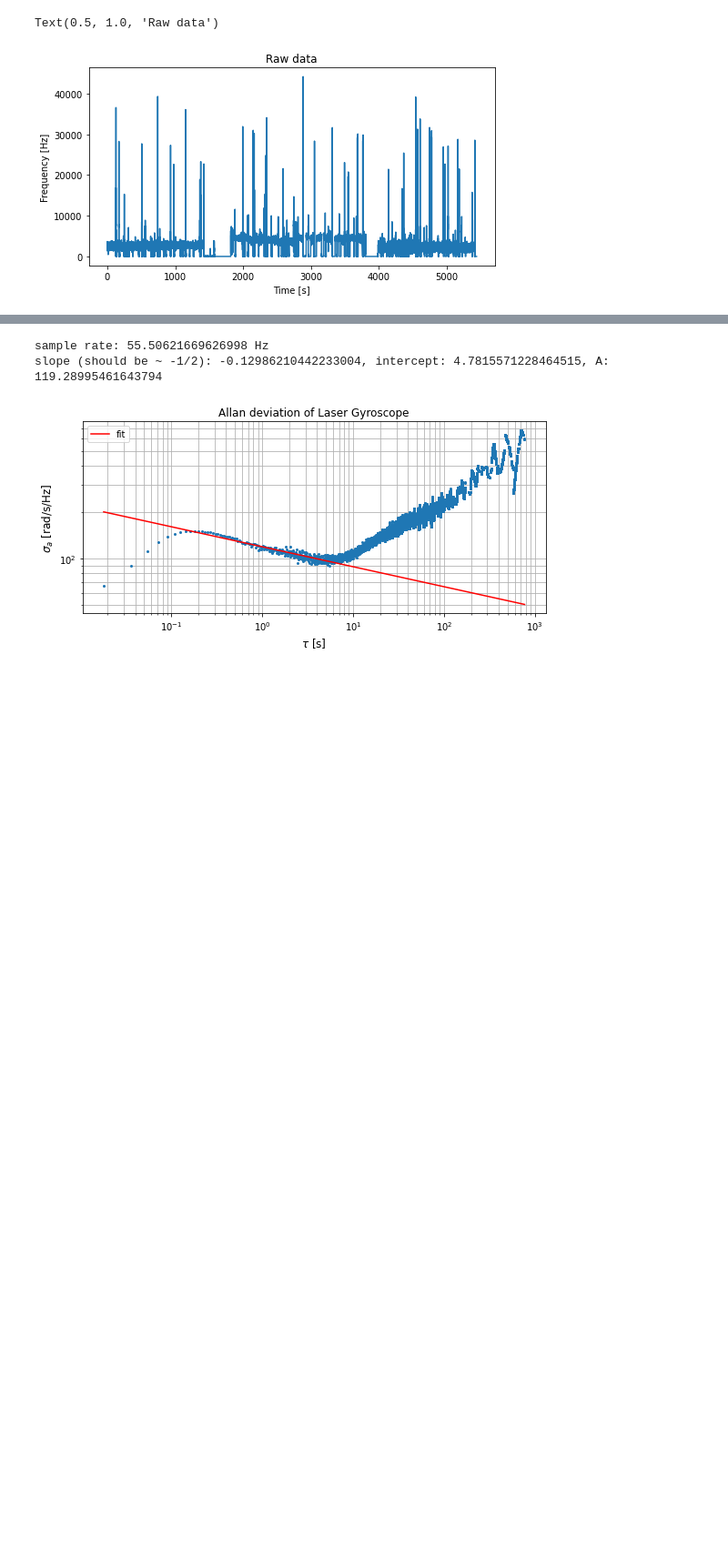
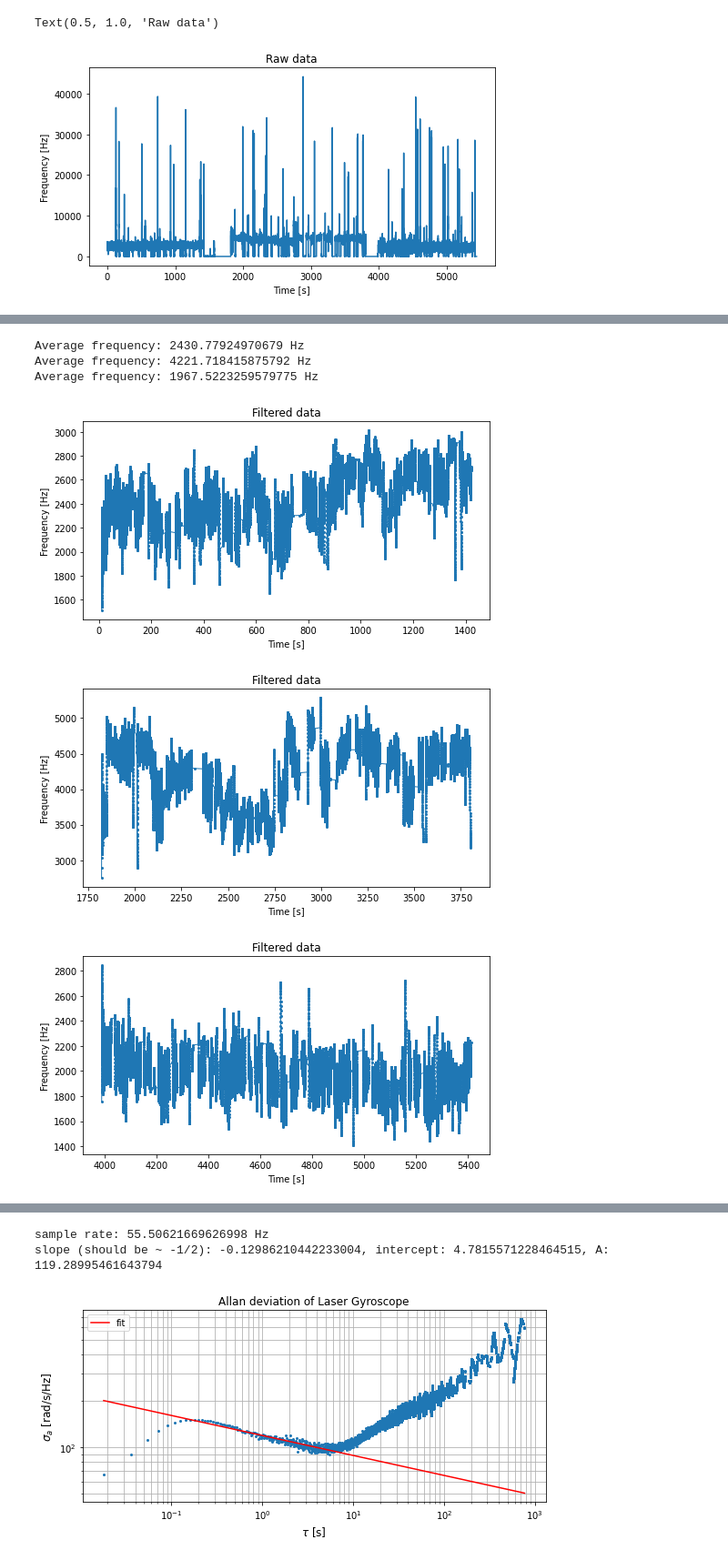
Before and after one commit to tesla1900/advanced-lab-course, a Jupyter notebook: laser_gyroscope/allan_dev_analysis.ipynb, the cells around one changed output, grey strips where cells are left out. Shown at 91% size. Saved outputs shown, nothing was run; the diff lists cells and outputs as text; code cells hidden in the pictures; blank space fills up the shorter version.

```diff
--- a/laser_gyroscope/allan_dev_analysis.ipynb
+++ b/laser_gyroscope/allan_dev_analysis.ipynb
@@ -51,0 +69,77 @@ Text(0.5, 1.0, 'Filtered data')
+# %%
+# remove places where the laser locked
+# this is where the frequency reached zero or when it spiked, which is around freq > 4000 Hz
+# or any perturbation around zero, so that we remove any frequency below 700 Hz
+
+# from scipy.ndimage import uniform_filter1d
+from scipy.signal import lfilter, ellip, sosfilt
+
+# n = 15  # the larger n is, the smoother curve will be
+# b = [1.0 / n] * n
+# a = 1
+# yy = lfilter(b,a,y)
+
+cut_vals = [(900, 3000), (2800,5600)]
+
+
+# data_filt = data[(freq < 6000) & (freq > 900)]
+# find indices where t ~ 1500 and t ~ 3800
+tbeg_idces = np.argwhere((time <=1500) & (time >=10))
+tmid_idces = np.argwhere((time >=1800) & (time <=3850))
+tend_idces = np.argwhere(time >=3950)
+
+# print(tbeg_idces, tend_idces)
+
+time_beg = time[tbeg_idces]
+time_mid = time[tmid_idces]
+time_end = time[tend_idces]
+tme_list = [time_beg, time_mid, time_end]
+
+freq_beg = freq[tbeg_idces]
+freq_mid = freq[tmid_idces]
+freq_end = freq[tend_idces]
+
+sos = ellip(20, 0.009, 80, 0.05, output='sos')
+# freq_filt = sosfilt(sos, data_filt[:,0])
+
+freq_filts = []
+time_filts = []
+
+
+for i, frqs in enumerate([freq_beg, freq_mid, freq_end]):
+
+    freq_cut = frqs[(frqs < cut_vals[i%2][1]) & (frqs > cut_vals[i%2][0])]
+    time_cut = tme_list[i][(frqs < cut_vals[i%2][1]) & (frqs > cut_vals[i%2][0])]
+
+    # freq_cut = data_cut[:,0]
+    # time_cut = data_cut[:,1]
+
+    freq_filt = sosfilt(sos, freq_cut)
+    freq_filts.append(freq_filt[50:])
+    time_filts.append(time_cut[50:])
+# n = 15
+# b = (1.0 / n) * n * np.ones_like(data_filt[:,0])
+# a = np.ones_like(data_filt[:,0])
+# freq_filt = lfilter(b,a,data_filt[:,0])
+
+
+
+# freq_filt = uniform_filter1d(data_filt[:,0], size=5)
+# t_filt = data_filt[:,1]
+
+for i in range(3):
+    plt.figure(figsize=(8,4))
+    plt.plot(time_filts[i], freq_filts[i], marker="o",ls="-", ms=2.0, lw=1.0)
+    plt.xlabel("Time [s]")
+    plt.ylabel("Frequency [Hz]")
+    plt.title("Filtered data")
+
+    # print average frequency
+    print("Average frequency: {0} Hz".format(np.mean(freq_filts[i])))
+# %% [output]
+Average frequency: 2430.77924970679 Hz
+Average frequency: 4221.718415875792 Hz
+Average frequency: 1967.5223259579775 Hz
+[figure, added]
+[figure, added]
+[figure, added]
```
Also changed, not shown: parts of 5 cells of this notebook.
